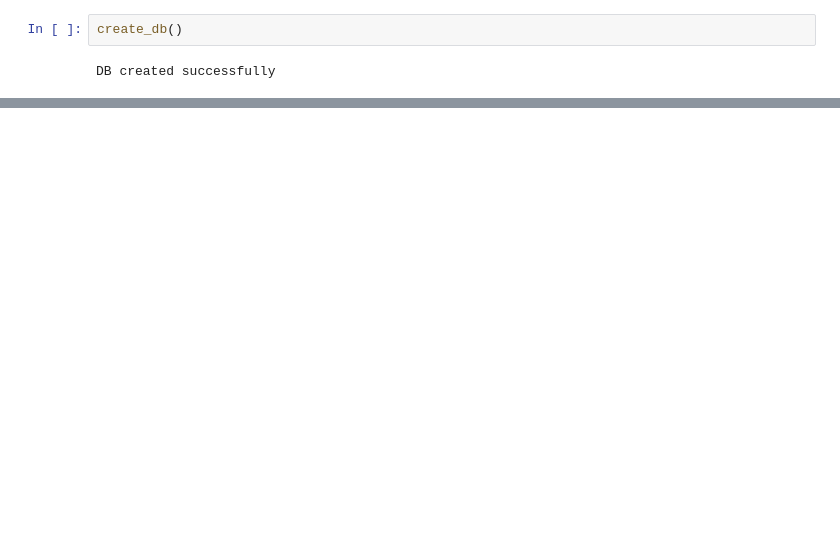
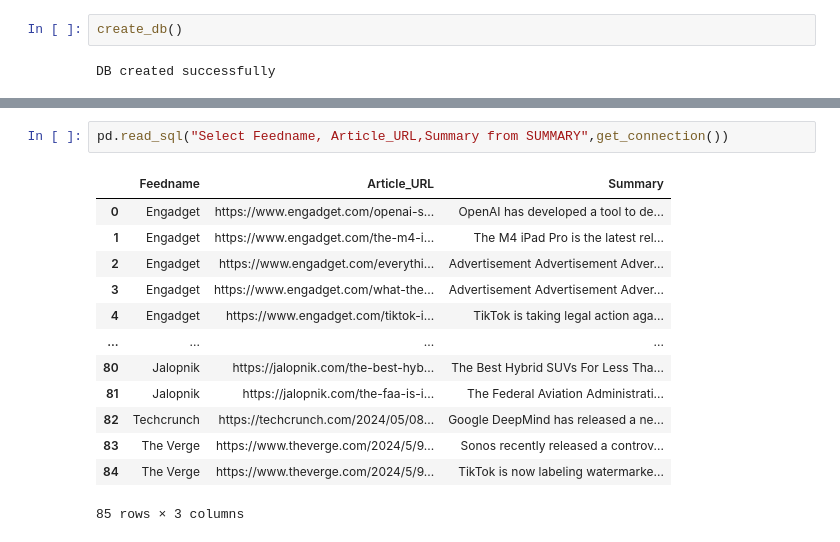
Before and after one commit to lokeshsubramany/DeDuplicate_RSS_with_LLM, a Jupyter notebook: Main.ipynb, the cells around one changed output, grey strips where cells are left out. Saved outputs shown, nothing was run; the diff lists cells and outputs as text; blank space fills up the shorter version.

```diff
--- a/Main.ipynb
+++ b/Main.ipynb
@@ -257,0 +662,16 @@ df.shape
+# %%
+pd.read_sql("Select Feedname, Article_URL,Summary from SUMMARY",get_connection())
+# %% [output]
+|  | Feedname | Article_URL | Summary |
+| 0 | Engadget | https://www.engadget.com/openai-s... | OpenAI has developed a tool to de... |
+| 1 | Engadget | https://www.engadget.com/the-m4-i... | The M4 iPad Pro is the latest rel... |
+| 2 | Engadget | https://www.engadget.com/everythi... | Advertisement Advertisement Adver... |
+| 3 | Engadget | https://www.engadget.com/what-the... | Advertisement Advertisement Adver... |
+| 4 | Engadget | https://www.engadget.com/tiktok-i... | TikTok is taking legal action aga... |
+| ... | ... | ... | ... |
+| 80 | Jalopnik | https://jalopnik.com/the-best-hyb... | The Best Hybrid SUVs For Less Tha... |
+| 81 | Jalopnik | https://jalopnik.com/the-faa-is-i... | The Federal Aviation Administrati... |
+| 82 | Techcrunch | https://techcrunch.com/2024/05/08... | Google DeepMind has released a ne... |
+| 83 | The Verge | https://www.theverge.com/2024/5/9... | Sonos recently released a controv... |
+| 84 | The Verge | https://www.theverge.com/2024/5/9... | TikTok is now labeling watermarke... |
+85 rows × 3 columns
```
Also changed, not shown: parts of 26 cells of this notebook, 5 other files.
